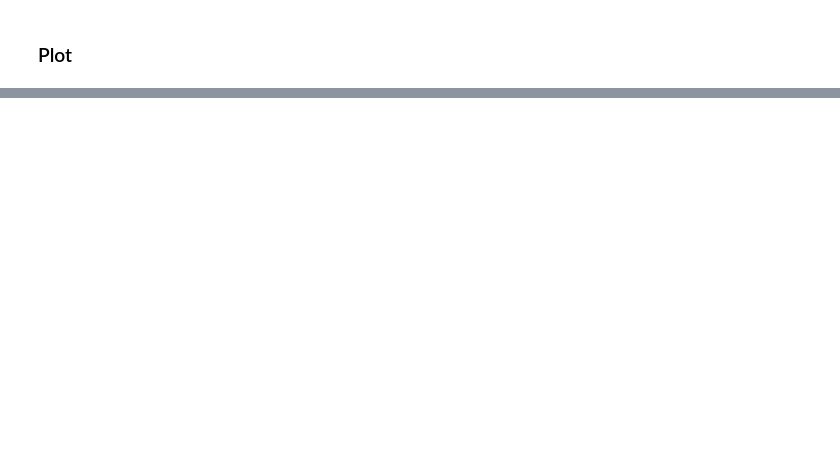
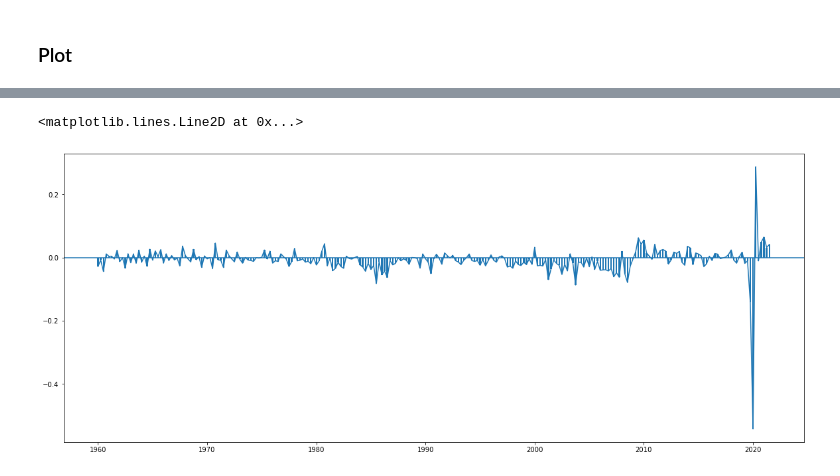
Before and after one commit to bridaniels/Principles_NavigatingBigDebtCrises, a Jupyter notebook: Part1/debtCalculator.ipynb, the cells around one changed output, grey strips where cells are left out. Drawn from its saved outputs; the diff is of its cells as text; code cells hidden in the pictures; blank space fills up the shorter version.

```diff
--- a/Part1/debtCalculator.ipynb
+++ b/Part1/debtCalculator.ipynb
@@ -54,0 +86,9 @@ ax.legend(loc=2)
+# %%
+plt.figure(figsize=(20,8))
+
+plt.plot(yoy.index,yoy['Change'])
+plt.bar(yoy.index, yoy['Change'], width=50)
+plt.axhline(y=0)
+# %% [output]
+<matplotlib.lines.Line2D at 0x...>
+[figure, added]
```
Also changed, not shown: parts of 10 cells of this notebook, 1 other file.
